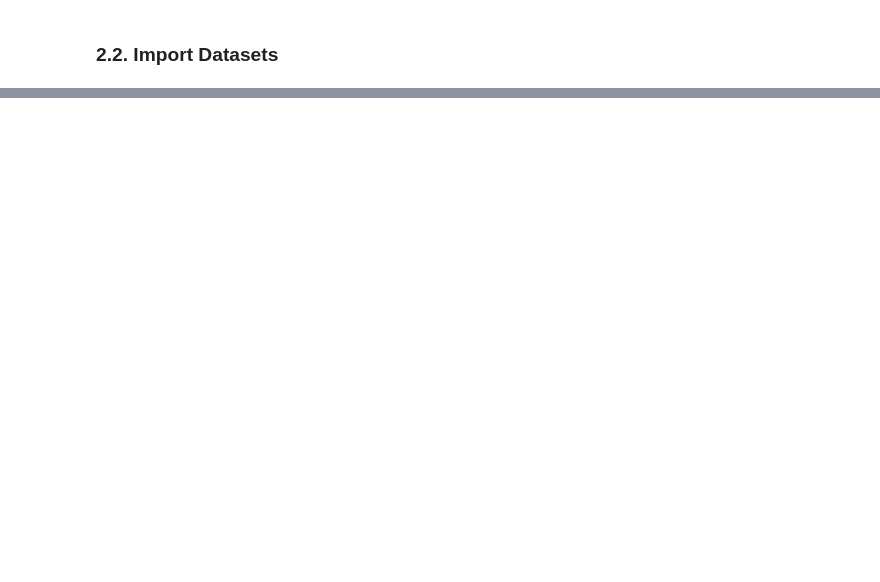
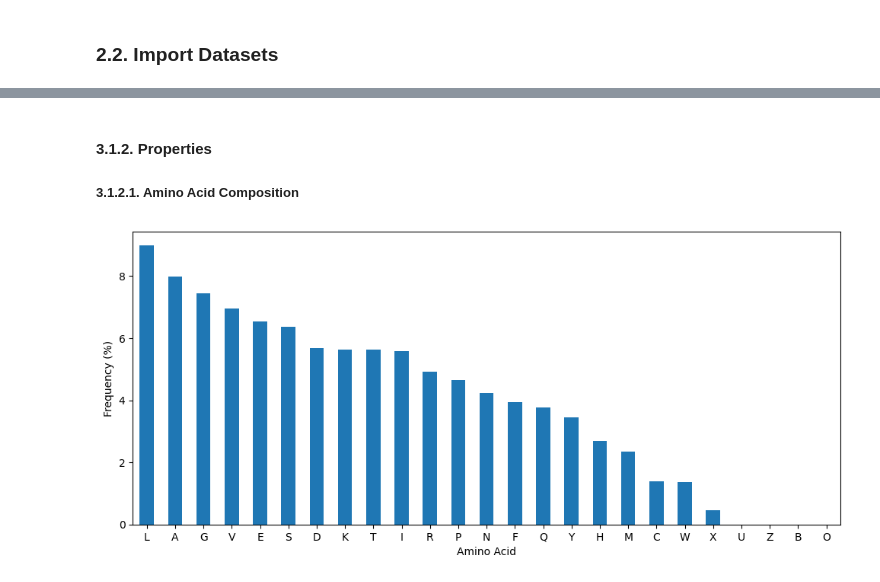
Before and after one commit to paul-london/Machine-Learning-Classification-of-Structural-Protein-Sequences-for-Drug-Discovery, a Jupyter notebook: Notebook.ipynb, the cells around one changed output, grey strips where cells are left out. Cells and saved outputs as stored; diff of their text form; code cells hidden in the pictures; blank space fills up the shorter version.

```diff
--- a/Notebook.ipynb
+++ b/Notebook.ipynb
@@ -164,0 +369,28 @@ data.head()
+# %% [markdown]
+#### 3.1.2. Properties
+
+##### 3.1.2.1. Amino Acid Composition
+# %%
+aa_counts = Counter("".join(data['sequence']))
+aa_freq_pct = {aa: (count / sum(aa_counts.values())) * 100 for aa, count in aa_counts.items()}
+
+# Convert to DataFrame for plotting
+aa_df = pd.DataFrame(list(aa_freq_pct.items()), columns=['Amino Acid', 'Frequency']).sort_values('Frequency', ascending=False)
+
+aa_df.plot(kind='bar', x='Amino Acid', y='Frequency', figsize=(12,5))
+plt.xticks(rotation=0)
+plt.ylabel('Frequency (%)')
+plt.legend().set_visible(False)
+plt.show()
+
+# Create function
+def aa_composition(df):
+    aa_counts = Counter("".join(df['sequence']))
+    aa_freq = {aa: count / sum(aa_counts.values()) * 100 for aa, count in aa_counts.items()}
+    aa_df = pd.DataFrame(list(aa_freq.items()), columns=['Amino Acid', 'Frequency']).sort_values('Frequency', ascending=False)
+    aa_df.plot(kind='bar', x='AminoAcid', y='Frequency', legend=False)
+    plt.ylabel('Frequency (%)')
+    plt.xticks(rotation=45)
+    plt.show()
+# %% [output]
+[figure, added]
```
Also changed, not shown: parts of 49 cells of this notebook.
